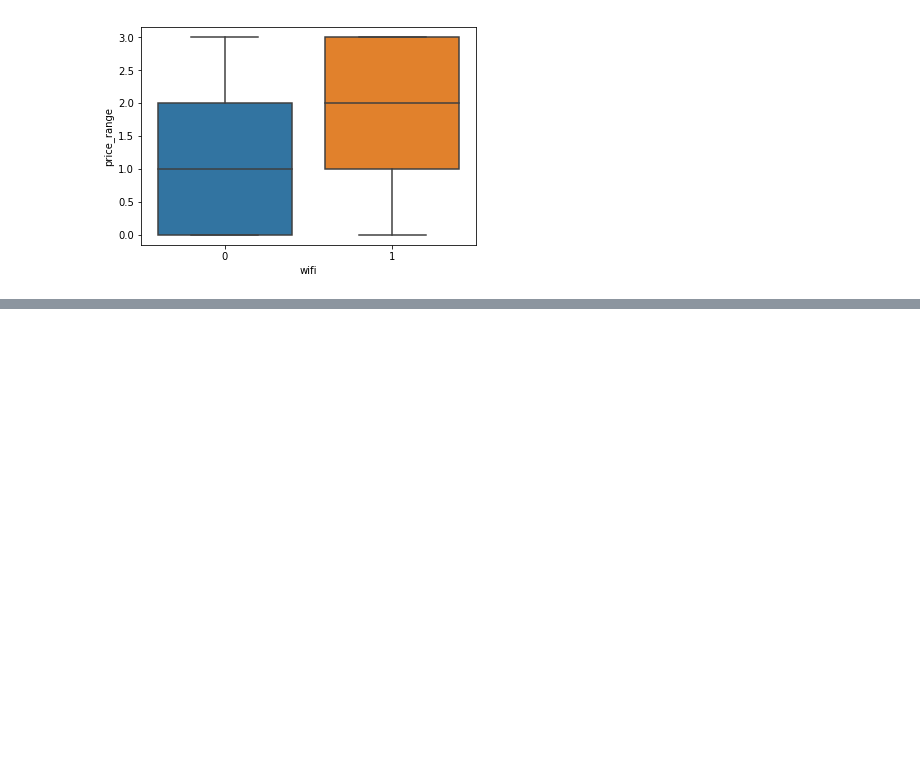
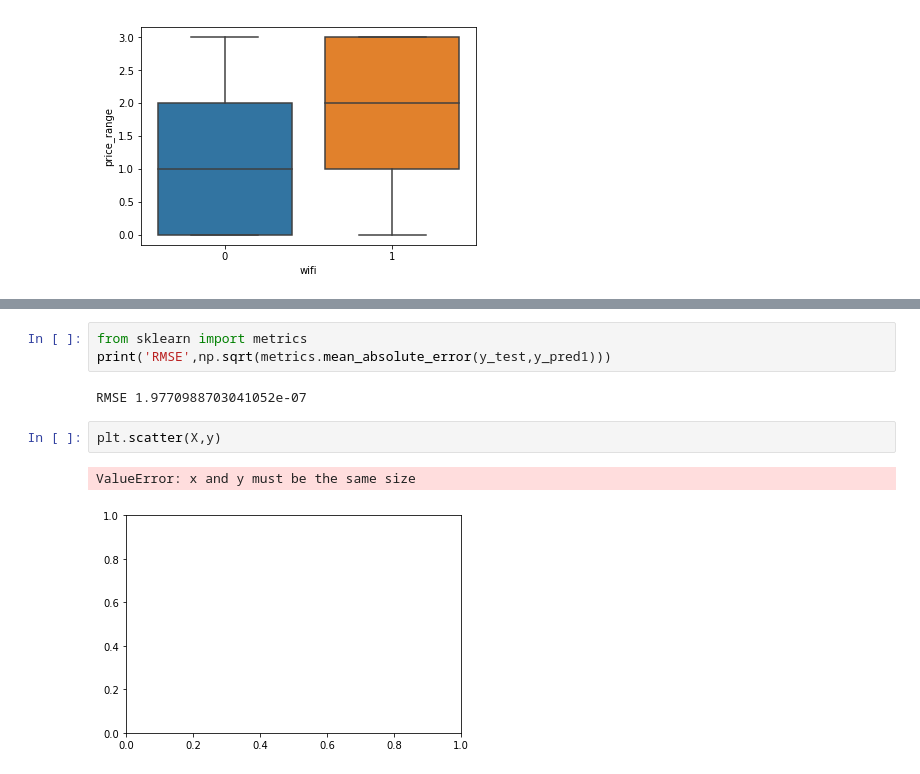
Before and after one commit to akashguptaaa/Mobile-Price-Prediction-Using-Machine-Learning-Technique, a Jupyter notebook: Mobile Price Prediction.ipynb, the cells around one changed output, grey strips where cells are left out. Saved outputs shown, nothing was run; the diff lists cells and outputs as text; blank space fills up the shorter version.

```diff
--- a/Mobile Price Prediction.ipynb
+++ b/Mobile Price Prediction.ipynb
@@ -262,0 +421,10 @@ sns.boxplot(dataset['wifi'],dataset['price_range'])
+# %%
+from sklearn import metrics
+print('RMSE',np.sqrt(metrics.mean_absolute_error(y_test,y_pred1)))
+# %% [output]
+RMSE 1.9770988703041052e-07
+# %%
+plt.scatter(X,y)
+# %% [output]
+ValueError: x and y must be the same size
+[figure, added]
```
Also changed, not shown: parts of 39 cells of this notebook.
